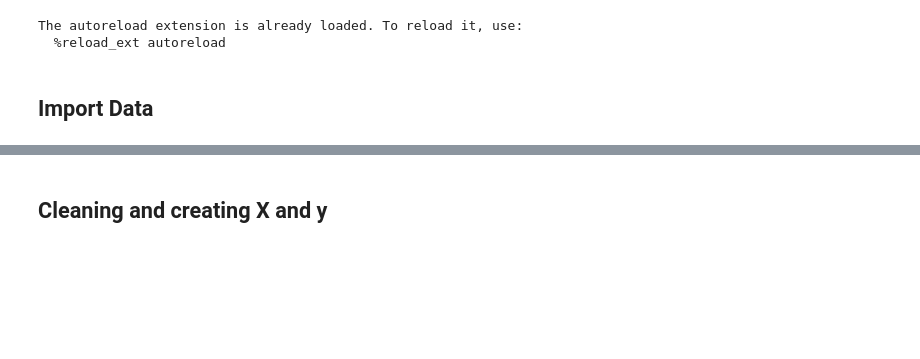
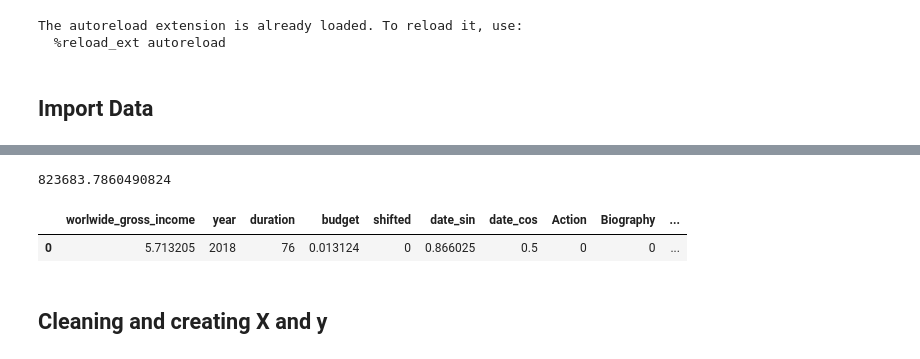
Before and after one commit to OscarTou/CinePred, a Jupyter notebook: notebooks/RM_notebook.ipynb, the cells around one changed output, grey strips where cells are left out. Cells and saved outputs as stored; diff of their text form; code cells hidden in the pictures; blank space fills up the shorter version.

Commit message:
add preproc for api

```diff
--- a/notebooks/RM_notebook.ipynb
+++ b/notebooks/RM_notebook.ipynb
@@ -30,6 +30,7 @@ from sklearn import set_config; set_config(display='diagram')
 
 import datetime
 sns.set(rc={'figure.figsize':(16,8)})
+pd.set_option('display.max_columns', None)
 
 %load_ext autoreload
 %autoreload 2
@@ -44,0 +42,3 @@ df_sample = df_data#df_data.sample(nb_sample)
+# %%
+df = import_data(link = '../raw_data/IMDb_movies.csv')
+df.head(1)
@@ -44,0 +48,3 @@ df_sample = df_data#df_data.sample(nb_sample)
+# %%
+df_preproc = preproc(df, path='../raw_data/cat_acteur.csv')
+df_preproc.head(1)
@@ -45,3 +101,26 @@ df_sample = df_data#df_data.sample(nb_sample)
+# %%
+test(
+    director='Steven Spielberg',
+    year=2022,
+    main_actor='Brad Pitt',
+    second_actor='Jean Dujardin',
+    third_actor='Brad Pitt',
+    writer='Woody Allen',
+    production_company='Walt Disney Pictures',
+    date_published='2021-12-12',
+    genre='Drama',
+    duration=60,
+    budget=1
+)
+# %% [output]
+823683.7860490824
+# %%
+df_preproc = df_preproc.drop(columns=['production_company', 'director', 'writer'])
+df_preproc = df_preproc.drop(columns=['imdb_title_id','actors','description','avg_vote','country','title'])
+df_preproc.head(1)
+# %% [output]
+|  | worlwide_gross_income | year | duration | budget | shifted | date_sin | date_cos | Action | Biography | ... |
+| 0 | 5.713205 | 2018 | 76 | 0.013124 | 0 | 0.866025 | 0.5 | 0 | 0 | ... |
 # %% [markdown]
 ## Cleaning and creating X and y
 # %%
```
Also changed, not shown: parts of 5 cells of this notebook, 3 other files.
